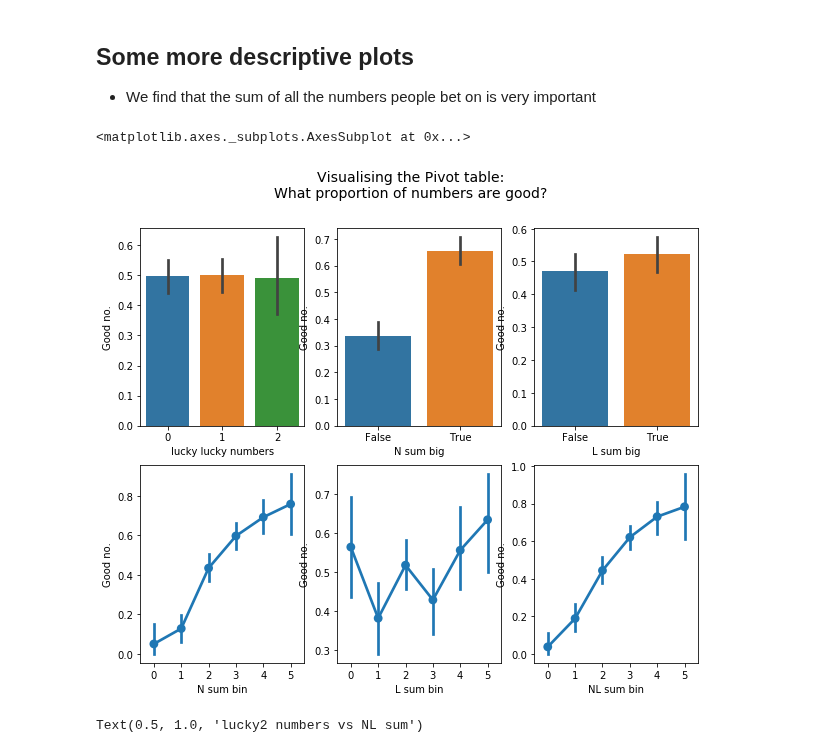
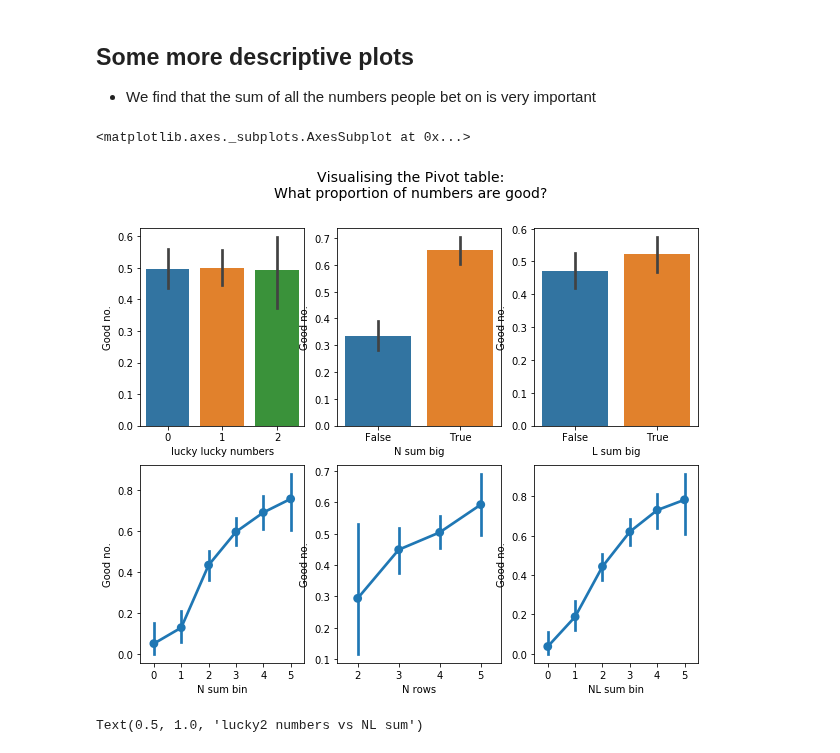
Before and after one commit to RokMedves/EuroMillions, a Jupyter notebook: euromillions.ipynb, the cells around one changed output. Drawn from its saved outputs; the diff is of its cells as text; code cells hidden in the pictures.

```diff
--- a/euromillions.ipynb
+++ b/euromillions.ipynb
@@ -451,18 +451,18 @@ Discovery:
 # %%
 fig, saxis = plt.subplots(2, 3,figsize=(10,8))
 
 fig.suptitle("Visualising the Pivot table:\nWhat proportion of numbers are good?", fontsize = 14)
 
 sns.barplot(x = 'lucky lucky numbers', y = 'Good no.', data=euromillions, ax = saxis[0,0])
 sns.barplot(x = 'N sum big',   y = 'Good no.', data=euromillions, ax = saxis[0,1])
 sns.barplot(x = 'L sum big',  y = 'Good no.', data=euromillions, ax = saxis[0,2])
 
 sns.pointplot(x = 'N sum bin',  y = 'Good no.',  data=euromillions, ax = saxis[1,0])
-sns.pointplot(x = 'L sum bin',   y = 'Good no.',  data=euromillions, ax = saxis[1,1])
+sns.pointplot(x = 'N rows',   y = 'Good no.',  data=euromillions, ax = saxis[1,1])
 sns.pointplot(x = 'NL sum bin', y = 'Good no.', data=euromillions, ax = saxis[1,2])
 # %% [output]
 <matplotlib.axes._subplots.AxesSubplot at 0x...>
-[figure, old version]
+[figure, new version]
 # %%
 #graph distribution of qualitative data:
 # we know that the sum over Ns mattered in whether we have a good number or not;
```
Also changed, not shown: parts of 8 cells of this notebook, 1 other file.
